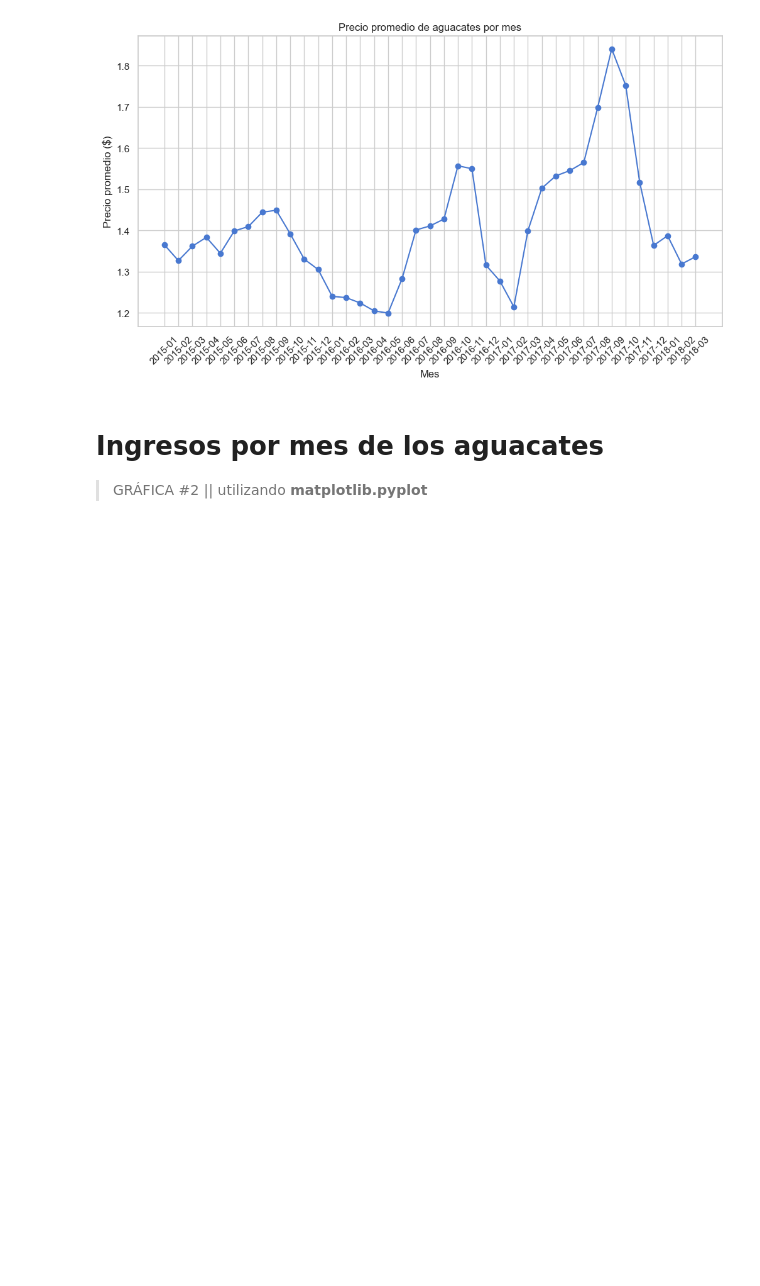
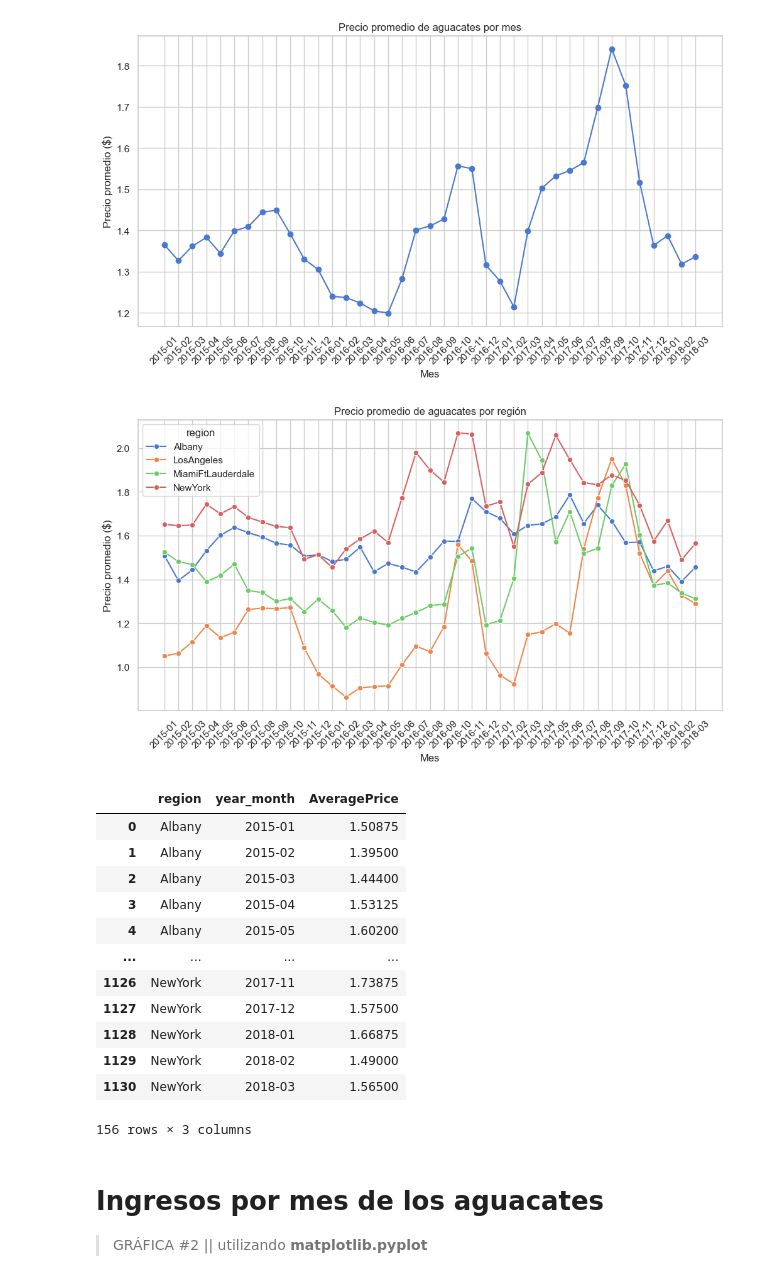
Before and after one commit to juancursed/avocado_prices, a Jupyter notebook: main.ipynb, the cells around one changed output. Saved outputs shown, nothing was run; the diff lists cells and outputs as text; code cells hidden in the pictures; blank space fills up the shorter version.

```diff
--- a/main.ipynb
+++ b/main.ipynb
@@ -318,6 +319,36 @@ df_avocado_prices.head()
 | 3 | 2015-04 | 1.383449 |
 | 4 | 2015-05 | 1.344685 |
 [figure]
+# %%
+df_regiones = df.groupby(['region', 'year_month'])['AveragePrice'].mean().reset_index()
+
+# Filtrar las regiones mas importantes
+df_filtrado = df_regiones[df_regiones['region'].isin(['Albany', 'NewYork', 'LosAngeles', 'MiamiFtLauderdale'])]
+
+plt.figure(figsize=(12, 6))
+sns.lineplot(data=df_filtrado, x='year_month', y='AveragePrice', hue='region', marker="o")
+plt.title('Precio promedio de aguacates por región')
+plt.xlabel('Mes')
+plt.ylabel('Precio promedio ($)')
+plt.xticks(rotation=45)
+plt.show()
+
+df_filtrado
+# %% [output]
+[figure, added]
+|  | region | year_month | AveragePrice |
+| 0 | Albany | 2015-01 | 1.50875 |
+| 1 | Albany | 2015-02 | 1.39500 |
+| 2 | Albany | 2015-03 | 1.44400 |
+| 3 | Albany | 2015-04 | 1.53125 |
+| 4 | Albany | 2015-05 | 1.60200 |
+| ... | ... | ... | ... |
+| 1126 | NewYork | 2017-11 | 1.73875 |
+| 1127 | NewYork | 2017-12 | 1.57500 |
+| 1128 | NewYork | 2018-01 | 1.66875 |
+| 1129 | NewYork | 2018-02 | 1.49000 |
+| 1130 | NewYork | 2018-03 | 1.56500 |
+156 rows × 3 columns
 # %% [markdown]
 # <b>Ingresos por mes de los aguacates</b>
 
```
Also changed, not shown: parts of 17 cells of this notebook.
